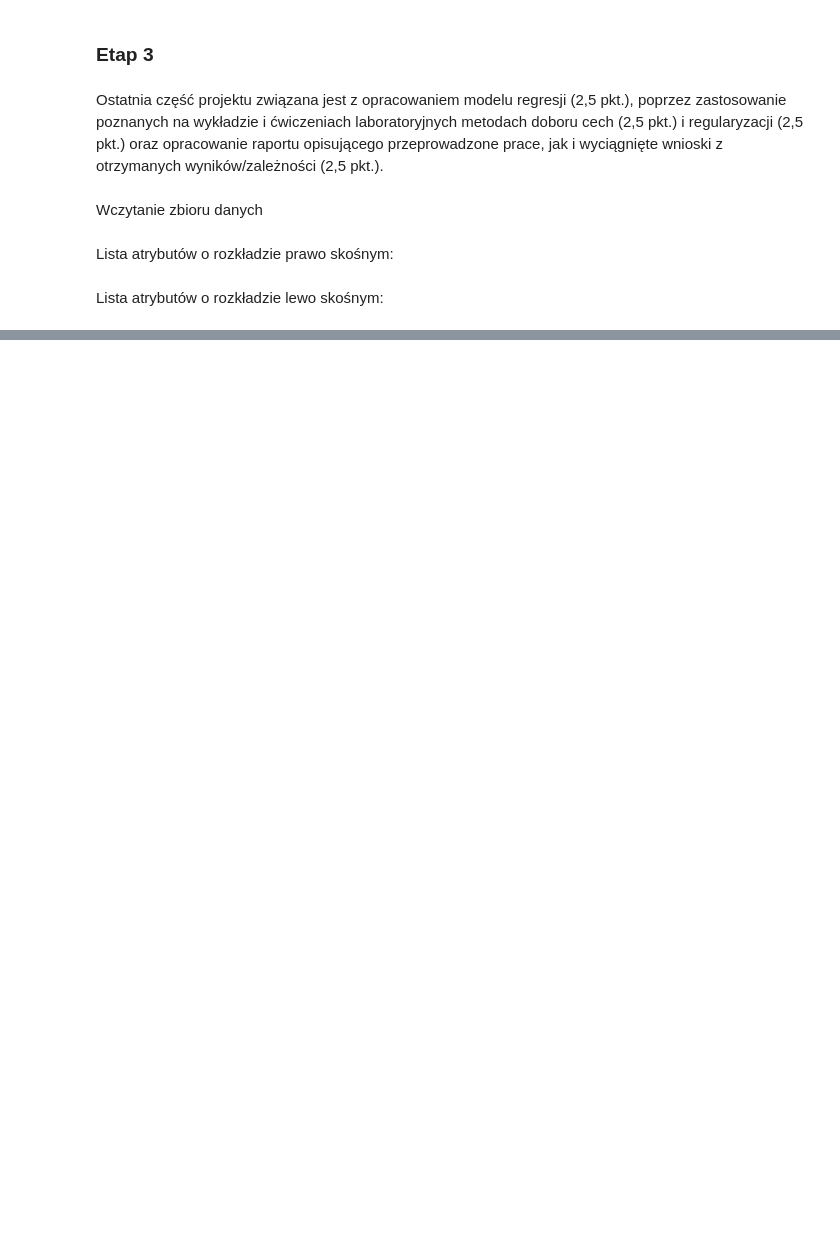
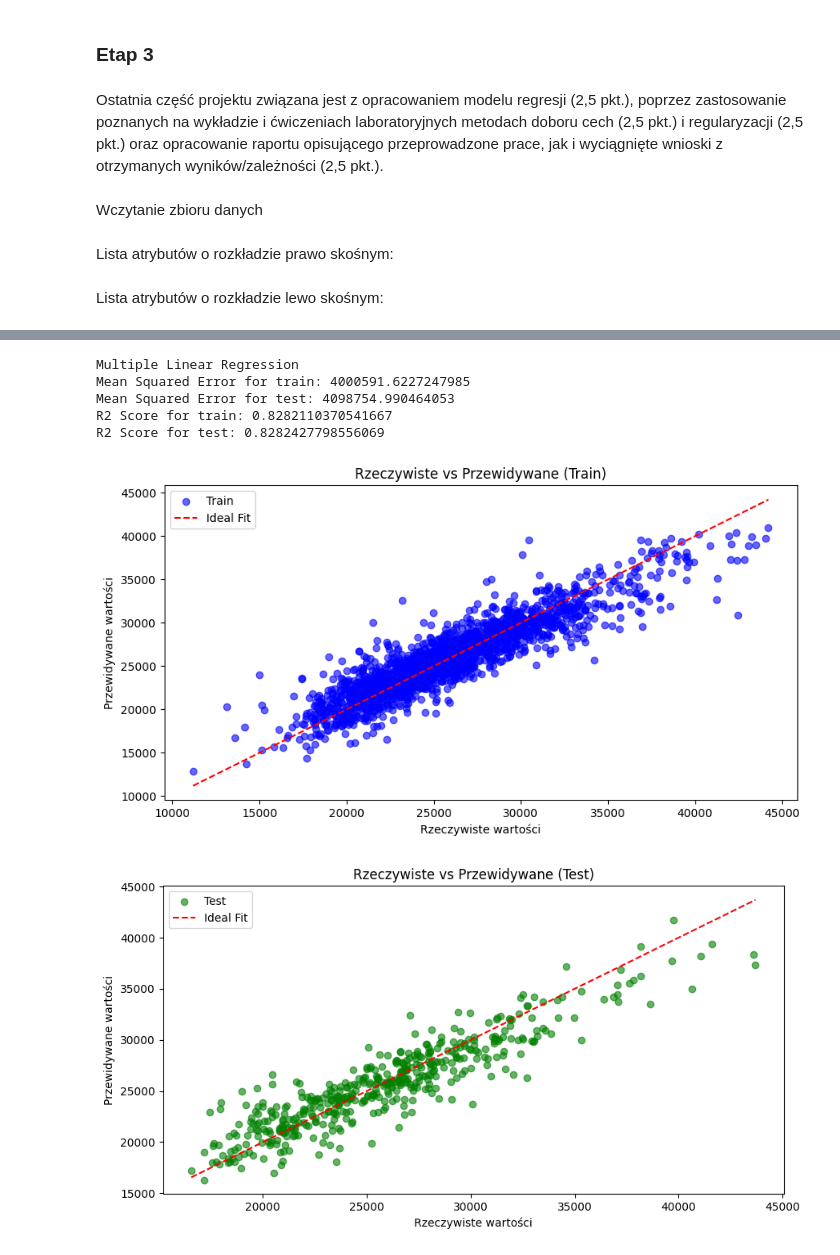
Before and after one commit to juskom/MED2024Z-PROJEKT, a Jupyter notebook: EDA-3.ipynb, the cells around one changed output, grey strips where cells are left out. Cells and saved outputs as stored; diff of their text form; code cells hidden in the pictures; blank space fills up the shorter version.

Commit message:
multiple linear regression

```diff
--- a/EDA-3.ipynb
+++ b/EDA-3.ipynb
@@ -56,0 +110,6 @@ for attr in left_skewed:
+# %%
+y = df['IncomePerCap']
+x = df.drop(columns=['IncomePerCap', 'Unnamed: 0', 'County', 'State'])
+x_train, x_test, y_train, y_test = train_test_split(x, y, test_size=0.2, random_state=42)
+features = x_train.columns.values
+features
@@ -56,0 +127,47 @@ for attr in left_skewed:
+# %%
+scaler = StandardScaler()
+x_train = scaler.fit_transform(x_train)
+x_test = scaler.transform(x_test)
+# %%
+regresor = LinearRegression()
+regresor.fit(x_train, y_train)
+y_pred_train = regresor.predict(x_train)
+y_pred_test = regresor.predict(x_test)
+print('Multiple Linear Regression')
+e_train= mean_squared_error(y_train, y_pred_train)
+e_test = mean_squared_error(y_test, y_pred_test)
+print('Mean Squared Error for train:', e_train)
+print('Mean Squared Error for test:', e_test)
+r2_train = r2_score(y_train, y_pred_train)
+r2_test = r2_score(y_test, y_pred_test)
+print('R2 Score for train:', r2_train)
+print('R2 Score for test:', r2_test)
+# %% [output]
+Multiple Linear Regression
+Mean Squared Error for train: 4000591.6227247985
+Mean Squared Error for test: 4098754.990464053
+R2 Score for train: 0.8282110370541667
+R2 Score for test: 0.8282427798556069
+# %%
+# Dla zbioru treningowego
+plt.figure(figsize=(10, 5))
+plt.scatter(y_train, y_pred_train, alpha=0.6, color="blue", label="Train")
+plt.plot([y_train.min(), y_train.max()], [y_train.min(), y_train.max()], 'k--', color="red", label="Ideal Fit")
+plt.xlabel("Rzeczywiste wartości")
+plt.ylabel("Przewidywane wartości")
+plt.title("Rzeczywiste vs Przewidywane (Train)")
+plt.legend()
+plt.show()
+
+# Dla zbioru testowego
+plt.figure(figsize=(10, 5))
+plt.scatter(y_test, y_pred_test, alpha=0.6, color="green", label="Test")
+plt.plot([y_test.min(), y_test.max()], [y_test.min(), y_test.max()], 'k--', color="red", label="Ideal Fit")
+plt.xlabel("Rzeczywiste wartości")
+plt.ylabel("Przewidywane wartości")
+plt.title("Rzeczywiste vs Przewidywane (Test)")
+plt.legend()
+plt.show()
+# %% [output]
+[figure, added]
+[figure, added]
```
Also changed, not shown: parts of 10 cells of this notebook.
